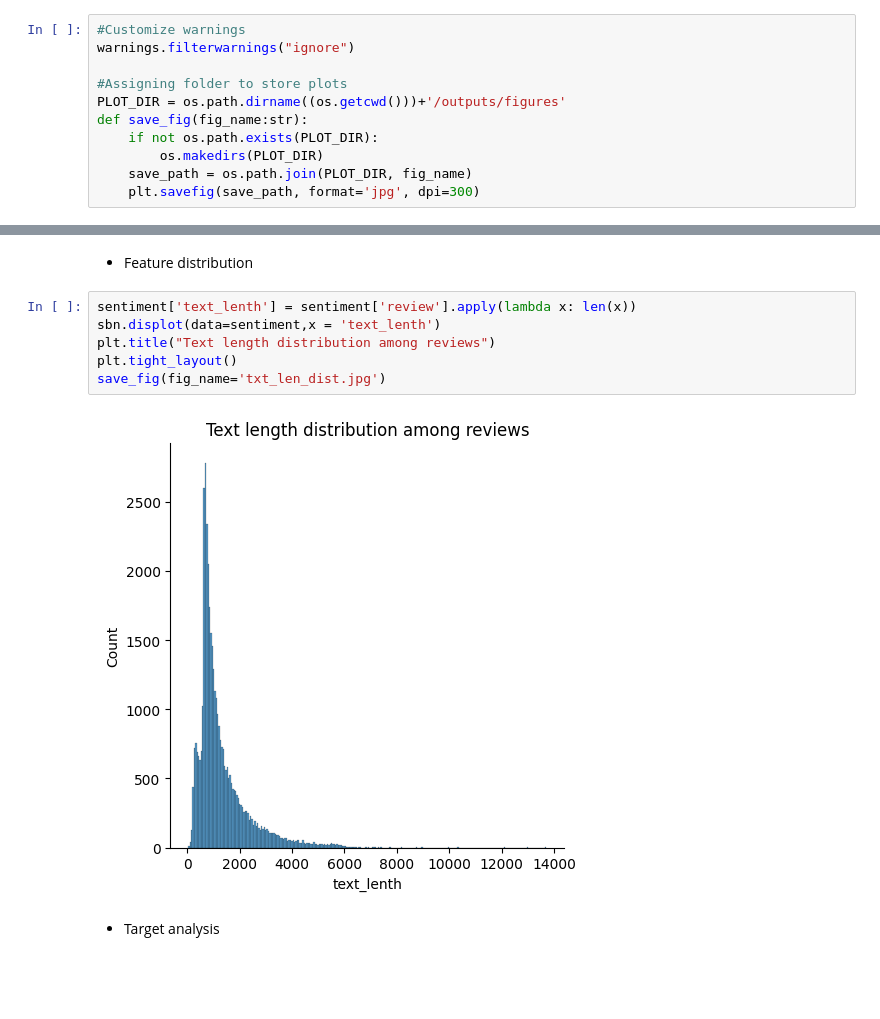
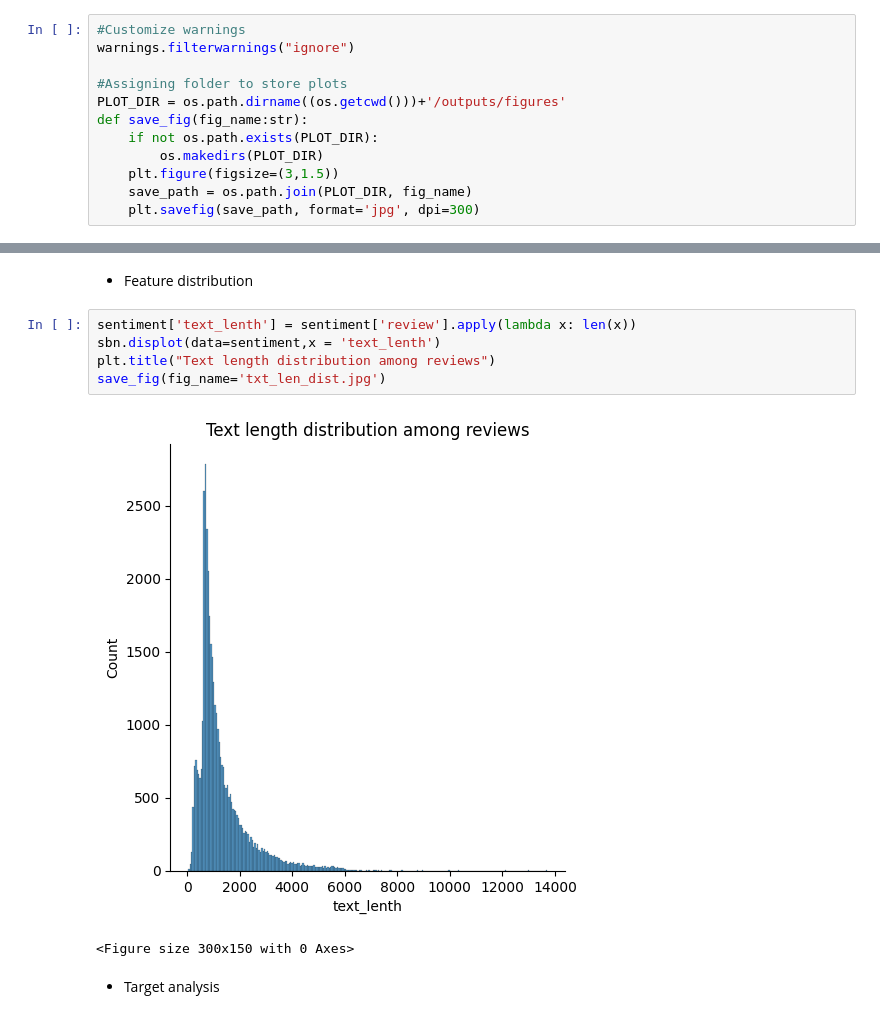
Before and after one commit to khazratoff/Sentiment-Analysis-NLP, a Jupyter notebook: notebooks/ds.ipynb, the cells around one changed output, grey strips where cells are left out. Drawn from its saved outputs; the diff is of its cells as text; blank space fills up the shorter version.

```diff
--- a/notebooks/ds.ipynb
+++ b/notebooks/ds.ipynb
@@ -50,6 +50,7 @@ PLOT_DIR = os.path.dirname((os.getcwd()))+'/outputs/figures'
 def save_fig(fig_name:str):
     if not os.path.exists(PLOT_DIR):
         os.makedirs(PLOT_DIR)
+    plt.figure(figsize=(3,1.5))
     save_path = os.path.join(PLOT_DIR, fig_name)
     plt.savefig(save_path, format='jpg', dpi=300)
 # %%
@@ -71,11 +72,11 @@ memory usage: 625.1+ KB
 # %%
 sentiment['text_lenth'] = sentiment['review'].apply(lambda x: len(x))
 sbn.displot(data=sentiment,x = 'text_lenth')
 plt.title("Text length distribution among reviews")
-plt.tight_layout()
 save_fig(fig_name='txt_len_dist.jpg')
 # %% [output]
-[figure, old version]
+[figure, new version]
+<Figure size 300x150 with 0 Axes>
 # %% [markdown]
 - Target analysis
 # %%
```
Also changed, not shown: parts of 12 cells of this notebook, 1 other file.
